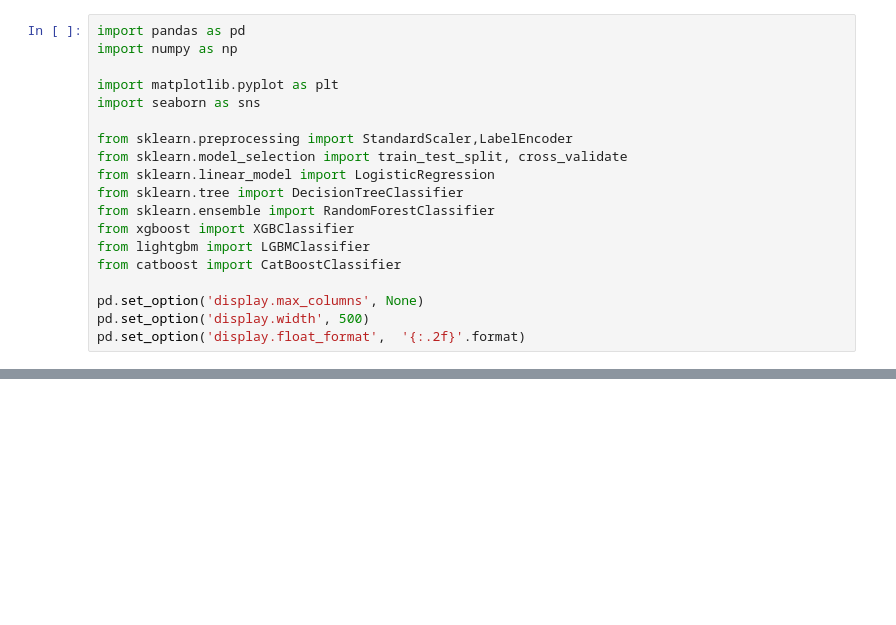
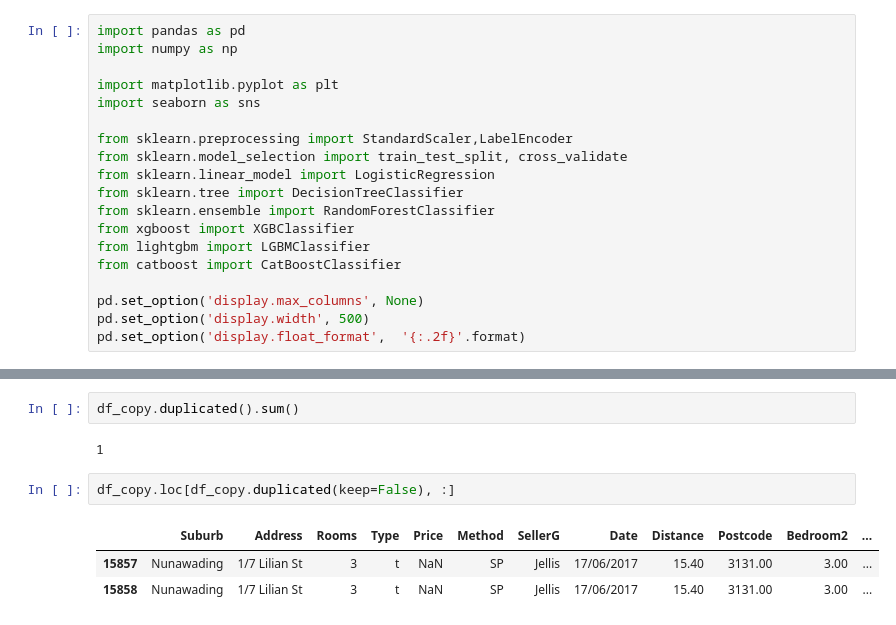
Before and after one commit to begumis/Melbourne-Housing-Market, a Jupyter notebook: untitled0.ipynb, the cells around one changed output, grey strips where cells are left out. Saved outputs shown, nothing was run; the diff lists cells and outputs as text; blank space fills up the shorter version.

```diff
--- a/untitled0.ipynb
+++ b/untitled0.ipynb
@@ -41,0 +102,10 @@ pd.set_option('display.float_format',  '{:.2f}'.format)
+# %%
+df_copy.duplicated().sum()
+# %% [output]
+1
+# %%
+df_copy.loc[df_copy.duplicated(keep=False), :]
+# %% [output]
+|  | Suburb | Address | Rooms | Type | Price | Method | SellerG | Date | Distance | Postcode | Bedroom2 | ... |
+| 15857 | Nunawading | 1/7 Lilian St | 3 | t | NaN | SP | Jellis | 17/06/2017 | 15.40 | 3131.00 | 3.00 | ... |
+| 15858 | Nunawading | 1/7 Lilian St | 3 | t | NaN | SP | Jellis | 17/06/2017 | 15.40 | 3131.00 | 3.00 | ... |
```
Also changed, not shown: parts of 6 cells of this notebook.
